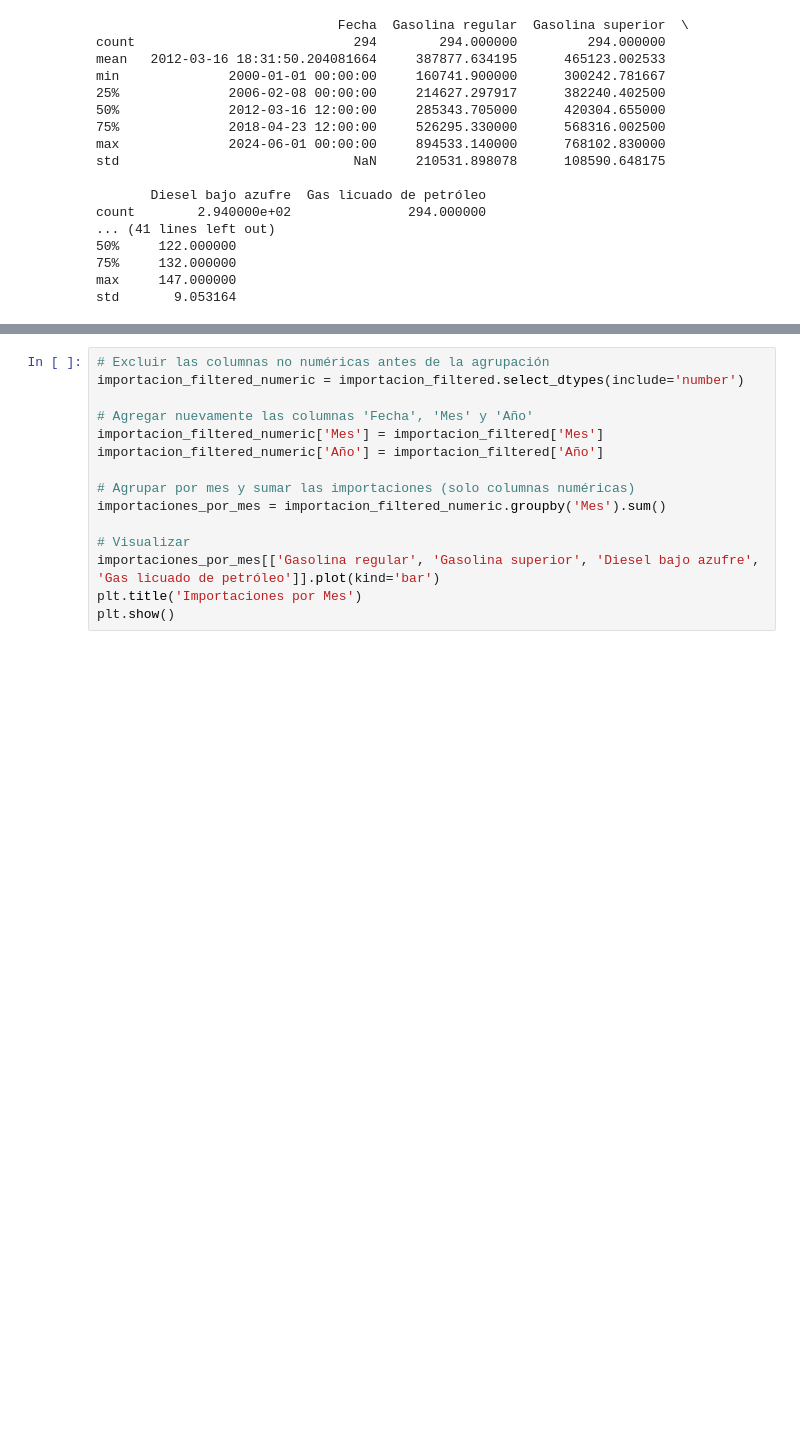
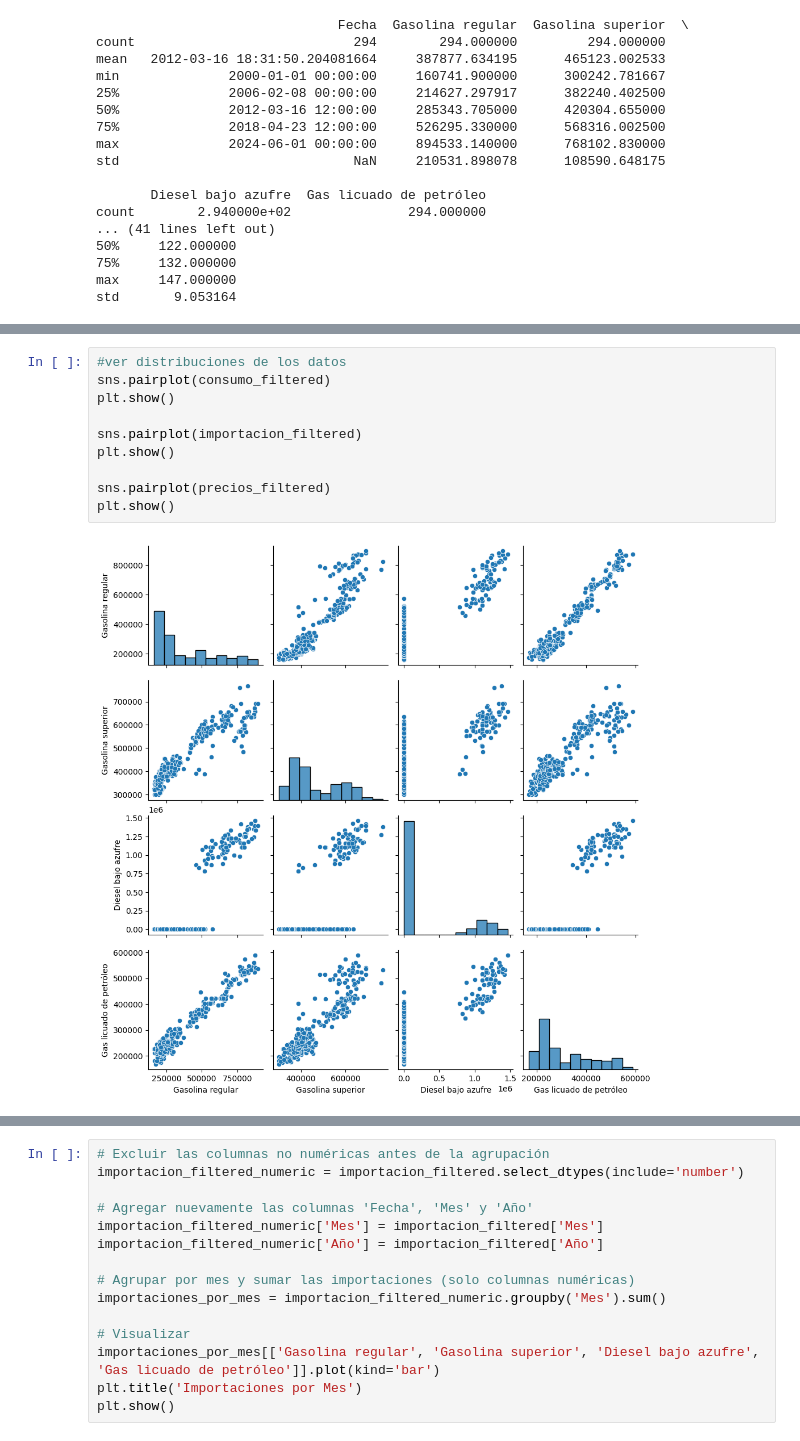
Before and after one commit to Jskenpo/DS_LAB2, a Jupyter notebook: LAB2.ipynb, the cells around one changed output, grey strips where cells are left out. Drawn from its saved outputs; the diff is of its cells as text; blank space fills up the shorter version.

```diff
--- a/LAB2.ipynb
+++ b/LAB2.ipynb
@@ -99,0 +126,12 @@ std       9.053164
+# %%
+#ver distribuciones de los datos
+sns.pairplot(consumo_filtered)
+plt.show()
+
+sns.pairplot(importacion_filtered)
+plt.show()
+
+sns.pairplot(precios_filtered)
+plt.show()
+# %% [output]
+[figure, added]
```
Also changed, not shown: parts of 5 cells of this notebook.
